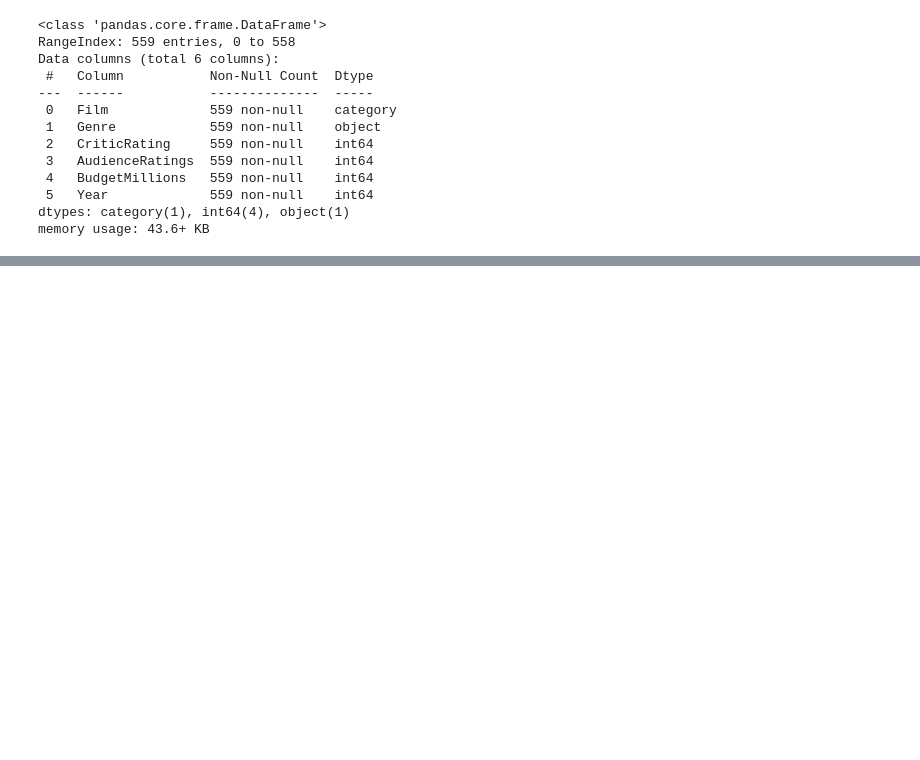
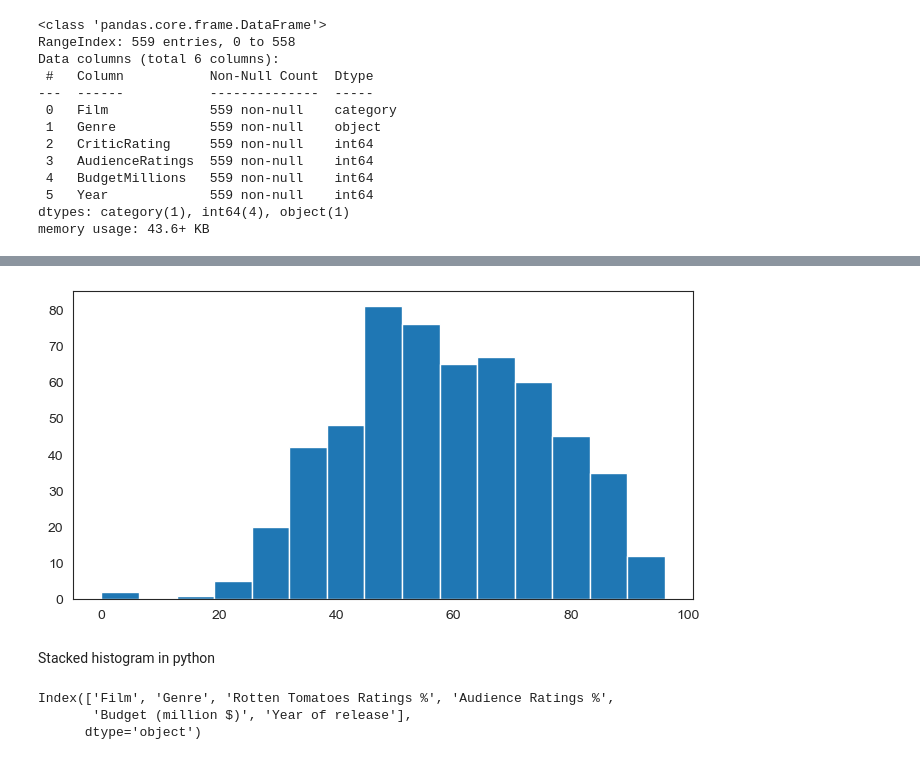
Before and after one commit to vishvadeepaktripathi/Udemy_python_cource, a Jupyter notebook: Udemy_For_loop.ipynb, the cells around one changed output, grey strips where cells are left out. Saved outputs shown, nothing was run; the diff lists cells and outputs as text; code cells hidden in the pictures; blank space fills up the shorter version.

```diff
--- a/Udemy_For_loop.ipynb
+++ b/Udemy_For_loop.ipynb
@@ -1042,0 +1095,7 @@ J = sns.jointplot(data=movies, x='CriticRating', y ='AudienceRatings')
+# %%
+sns.set_style("white")
+n1 = plt.hist(movies.AudienceRatings, bins=15)
+# %% [output]
+[figure, added]
+# %% [markdown]
+Stacked histogram in python
@@ -1042,0 +1104,6 @@ J = sns.jointplot(data=movies, x='CriticRating', y ='AudienceRatings')
+# %%
+movies1.columns
+# %% [output]
+Index(['Film', 'Genre', 'Rotten Tomatoes Ratings %', 'Audience Ratings %',
+       'Budget (million $)', 'Year of release'],
+      dtype='object')
```
Also changed, not shown: parts of 29 cells of this notebook.
